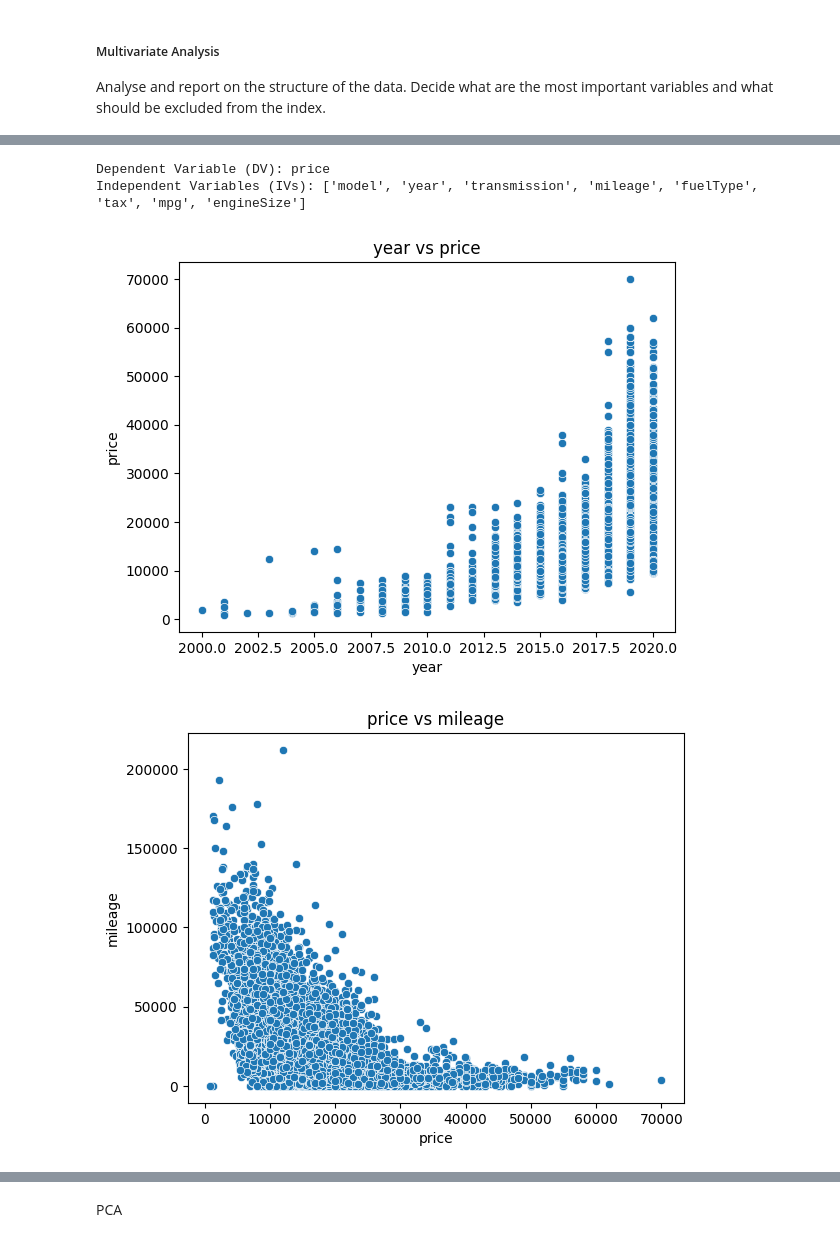
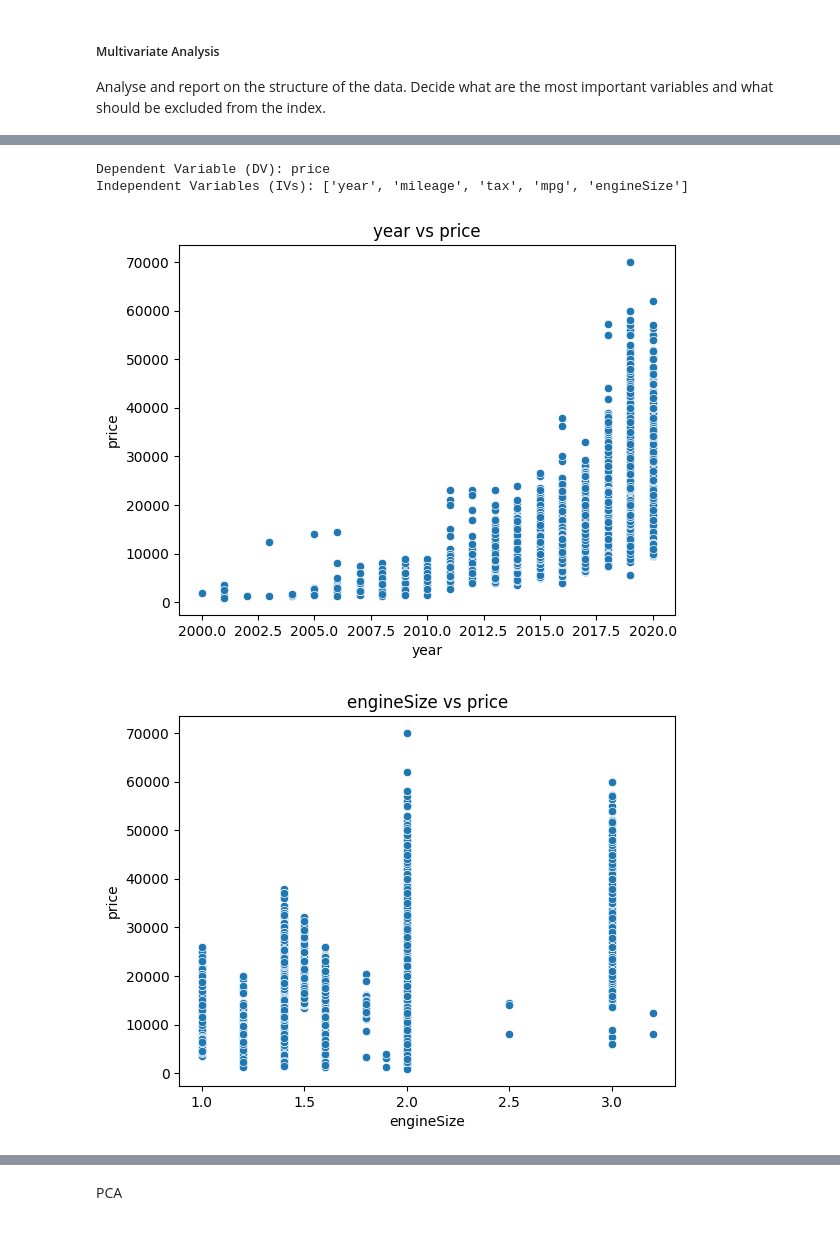
Before and after one commit to DavidCampion/DAV-CA1, a Jupyter notebook: project.ipynb, the cells around one changed output, grey strips where cells are left out. Cells and saved outputs as stored; diff of their text form; code cells hidden in the pictures.

```diff
--- a/project.ipynb
+++ b/project.ipynb
@@ -47,6 +48,8 @@ If your data is not complete you will need to infer values to complete the datas
 # %%
 print("Before --------------------------")
 print(data.isnull().sum())
+
+data.dropna(subset=['model'], inplace=True)
 
 imputers = {
     'price': SimpleImputer(strategy='median'),
@@ -63,6 +66,8 @@ for col, imputer in imputers.items():
     if col == 'model':
         data[col]
     else:
+        mask = data[col] == 0
+        data[col][mask] = np.nan
         imputed_data = imputer.fit_transform(data[col].values.reshape(-1, 1))
         data[col] = imputed_data.squeeze()
 
@@ -126,35 +148,35 @@ plt.title('Correlation Heatmap')
 plt.show()
 
 # 2. Determining DV and IVs
 DV = 'price'
-IVs = ['model', 'year', 'transmission', 'mileage', 'fuelType', 'tax', 'mpg', 'engineSize']
+IVs = ['year', 'mileage', 'tax', 'mpg', 'engineSize']
 
 print("Dependent Variable (DV):", DV)
 print("Independent Variables (IVs):", IVs)
 
 # 3. Plotting
 plt.figure()
 sns.scatterplot(data=df, x='year', y='price')
 plt.title(f'year vs price')
 plt.show()
 
 plt.figure()
-sns.scatterplot(data=df, x='price', y='mileage')
-plt.title(f'price vs mileage')
+sns.scatterplot(data=df, x='engineSize', y='price')
+plt.title(f'engineSize vs price')
 plt.show()
 
 plt.figure()
 sns.scatterplot(data=df, x='tax', y='price')
 plt.title(f'tax vs price')
 plt.show()
 
 plt.figure()
 sns.scatterplot(data=df, x='mpg', y='price')
 plt.title(f'mpg vs price')
 plt.show()
 # %% [output]
 [figure]
 Dependent Variable (DV): price
-Independent Variables (IVs): ['model', 'year', 'transmission', 'mileage', 'fuelType', 'tax', 'mpg', 'engineSize']
+Independent Variables (IVs): ['year', 'mileage', 'tax', 'mpg', 'engineSize']
 [figure]
-[figure, old version]
+[figure, new version]
```
Also changed, not shown: parts of 7 cells of this notebook.
